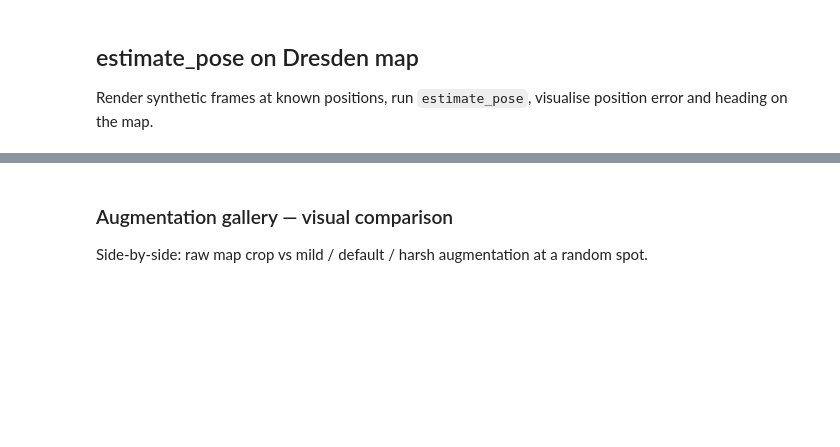
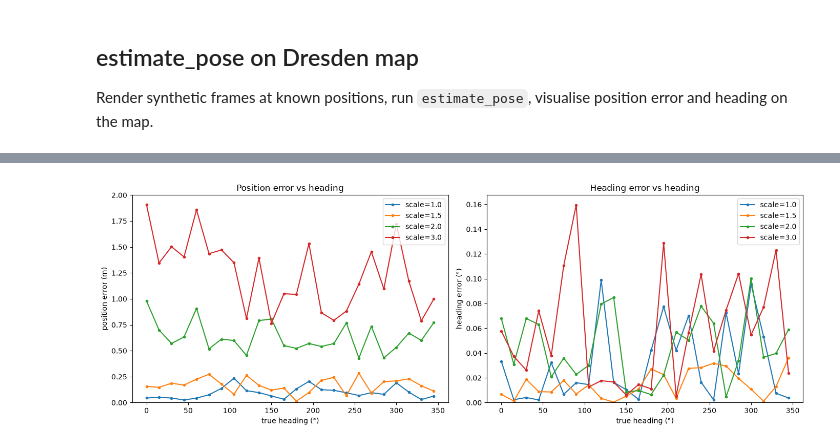
Before and after one commit to makchem/navigation, a Jupyter notebook: notebooks/01_explore_map.ipynb, the cells around one changed output, grey strips where cells are left out. Drawn from its saved outputs; the diff is of its cells as text; code cells hidden in the pictures; blank space fills up the shorter version.

```diff
--- a/notebooks/01_explore_map.ipynb
+++ b/notebooks/01_explore_map.ipynb
@@ -226,47 +181,41 @@ plt.show()
 # %%
-cx = int(rng.integers(margin, w - margin))
-cy = int(rng.integers(margin, h - margin))
-print(f"Sweep centre: px=({cx}, {cy})")
+cx, cy = 4000, 2500  # fixed position, vary heading & scale
 
 headings = np.arange(0, 360, 15)
 scales = [1.0, 1.5, 2.0, 3.0]
 
-fig, axes = plt.subplots(2, 2, figsize=(16, 10))
+fig, axes = plt.subplots(1, 2, figsize=(14, 5))
 
-for row, (mode, aug) in enumerate([("Clean", False), ("Augmented", aug_default)]):
-    for sc in scales:
-        pos_errs, hdg_errs = [], []
-        for hdg in headings:
-            frame = render_frame(map_img, cx, cy, heading_deg=hdg, scale=sc,
-                                 augment=aug)
-            fix = estimate_pose(frame, map_img, geo)
-            tlat, tlon = px_to_latlon(geo, cx, cy)
-            if fix.ok:
-                pos_errs.append(distance_m(fix.lat, fix.lon, tlat, tlon))
-                diff = np.degrees(fix.heading_rad) - hdg
-                diff = (diff + 180) % 360 - 180
-                hdg_errs.append(abs(diff))
-            else:
-                pos_errs.append(np.nan)
-                hdg_errs.append(np.nan)
-        axes[row, 0].plot(headings, pos_errs, ".-", label=f"scale={sc}")
-        axes[row, 1].plot(headings, hdg_errs, ".-", label=f"scale={sc}")
+for sc in scales:
+    pos_errs, hdg_errs = [], []
+    for hdg in headings:
+        frame = render_frame(map_img, cx, cy, heading_deg=hdg, scale=sc)
+        fix = estimate_pose(frame, map_img, geo)
+        tlat, tlon = px_to_latlon(geo, cx, cy)
+        if fix.ok:
+            pos_errs.append(distance_m(fix.lat, fix.lon, tlat, tlon))
+            diff = np.degrees(fix.heading_rad) - hdg
+            diff = (diff + 180) % 360 - 180  # wrap to [-180, 180]
+            hdg_errs.append(abs(diff))
+        else:
+            pos_errs.append(np.nan)
+            hdg_errs.append(np.nan)
+    axes[0].plot(headings, pos_errs, ".-", label=f"scale={sc}")
+    axes[1].plot(headings, hdg_errs, ".-", label=f"scale={sc}")
 
-    axes[row, 0].set_xlabel("true heading (°)")
-    axes[row, 0].set_ylabel("position error (m)")
-    axes[row, 0].set_title(f"{mode}: position error vs heading")
-    axes[row, 0].legend()
-    axes[row, 0].set_ylim(bottom=0)
+axes[0].set_xlabel("true heading (°)")
+axes[0].set_ylabel("position error (m)")
+axes[0].set_title("Position error vs heading")
+axes[0].legend()
+axes[0].set_ylim(bottom=0)
 
-    axes[row, 1].set_xlabel("true heading (°)")
-    axes[row, 1].set_ylabel("heading error (°)")
-    axes[row, 1].set_title(f"{mode}: heading error vs heading")
-    axes[row, 1].legend()
-    axes[row, 1].set_ylim(bottom=0)
+axes[1].set_xlabel("true heading (°)")
+axes[1].set_ylabel("heading error (°)")
+axes[1].set_title("Heading error vs heading")
+axes[1].legend()
+axes[1].set_ylim(bottom=0)
 
 plt.tight_layout()
 plt.show()
+# %% [output]
+[figure, added]
-# %% [markdown]
-### Augmentation gallery — visual comparison
-
-Side-by-side: raw map crop vs mild / default / harsh augmentation at a random spot.
```
Also changed, not shown: parts of 9 cells of this notebook, 3 other files.
